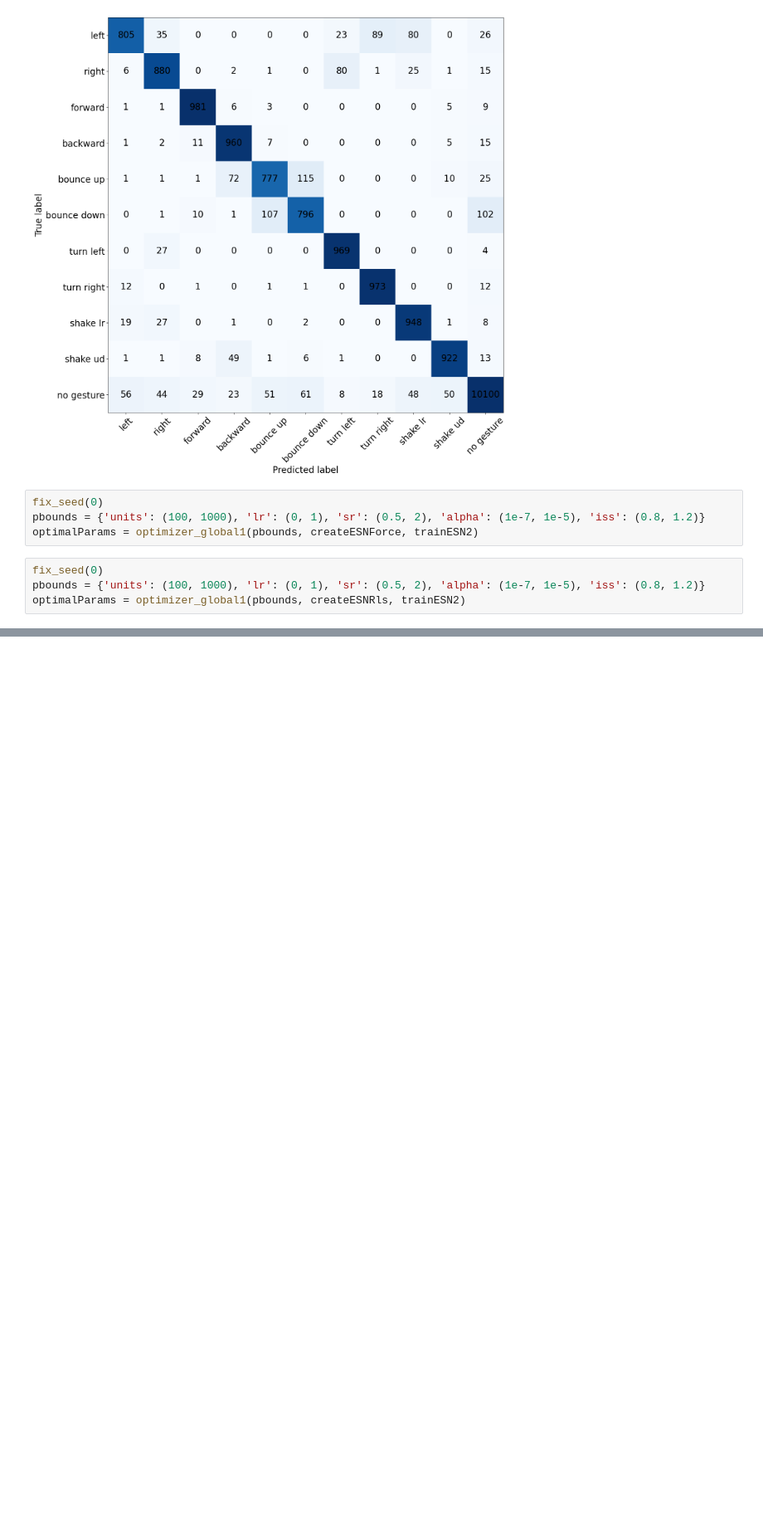
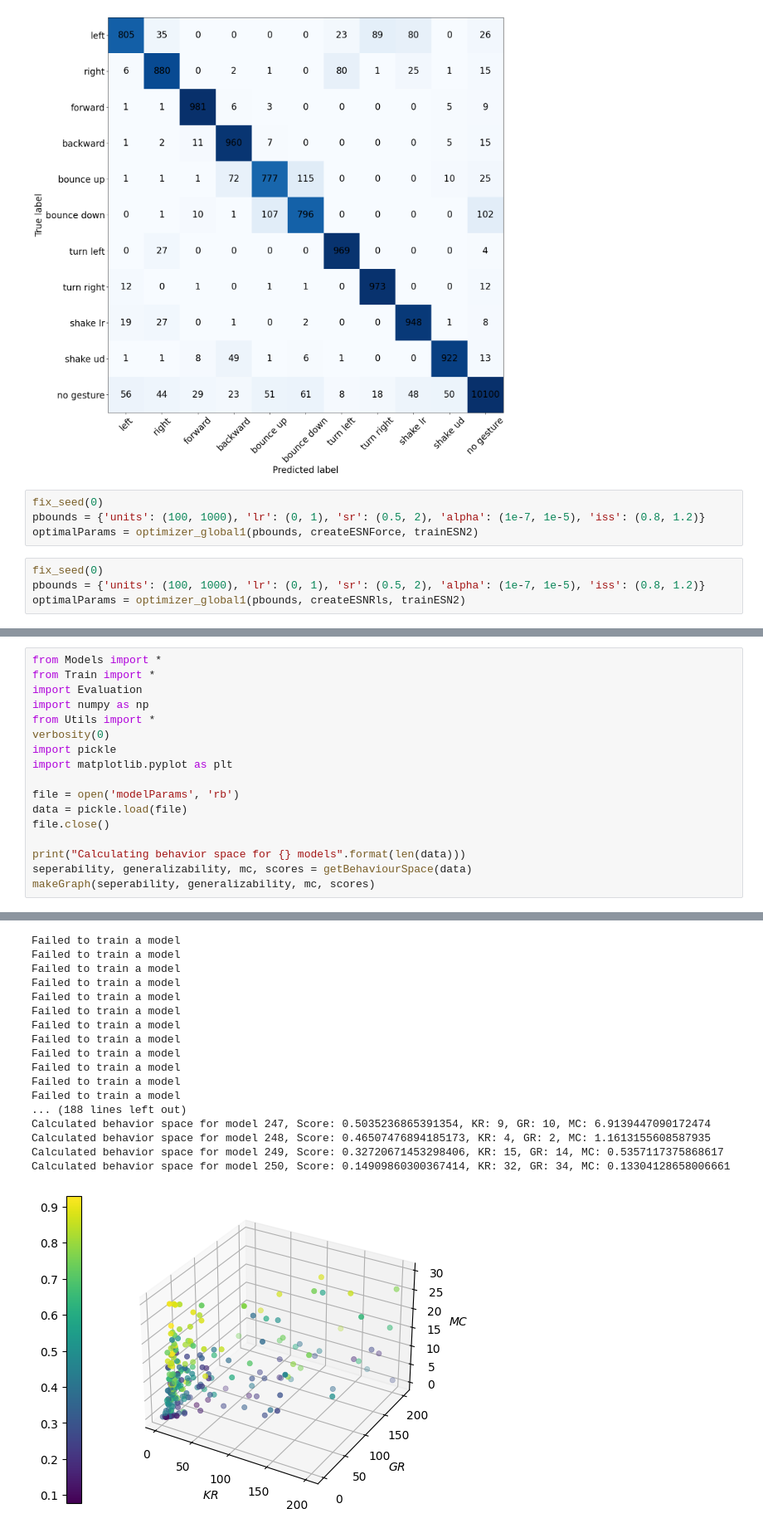
Before and after one commit to aloksGithub/gesture_recognition, a Jupyter notebook: global1.ipynb, the cells around one changed output, grey strips where cells are left out. Shown at 83% size. Saved outputs shown, nothing was run; the diff lists cells and outputs as text; blank space fills up the shorter version.

```diff
--- a/global1.ipynb
+++ b/global1.ipynb
@@ -229,0 +309,18 @@ optimalParams = optimizer_global1(pbounds, createIPESNRls, trainESN4)
+# %%
+from Models import *
+from Train import *
+import Evaluation
+import numpy as np
+from Utils import *
+verbosity(0)
+import pickle
+import matplotlib.pyplot as plt
+
+file = open('modelParams', 'rb')
+data = pickle.load(file)
+file.close()
+
+print("Calculating behavior space for {} models".format(len(data)))
+seperability, generalizability, mc, scores = getBehaviourSpace(data)
+makeGraph(seperability, generalizability, mc, scores)
+# %% [output]
@@ -229,0 +361,18 @@ optimalParams = optimizer_global1(pbounds, createIPESNRls, trainESN4)
+Failed to train a model
+Failed to train a model
+Failed to train a model
+Failed to train a model
+Failed to train a model
+Failed to train a model
+Failed to train a model
+Failed to train a model
+Failed to train a model
+Failed to train a model
+Failed to train a model
+Failed to train a model
+... (188 lines left out)
+Calculated behavior space for model 247, Score: 0.5035236865391354, KR: 9, GR: 10, MC: 6.9139447090172474
+Calculated behavior space for model 248, Score: 0.46507476894185173, KR: 4, GR: 2, MC: 1.1613155608587935
+Calculated behavior space for model 249, Score: 0.32720671453298406, KR: 15, GR: 14, MC: 0.5357117375868617
+Calculated behavior space for model 250, Score: 0.14909860300367414, KR: 32, GR: 34, MC: 0.13304128658006661
+[figure, added]
```
Also changed, not shown: parts of 14 cells of this notebook, 6 other files.
